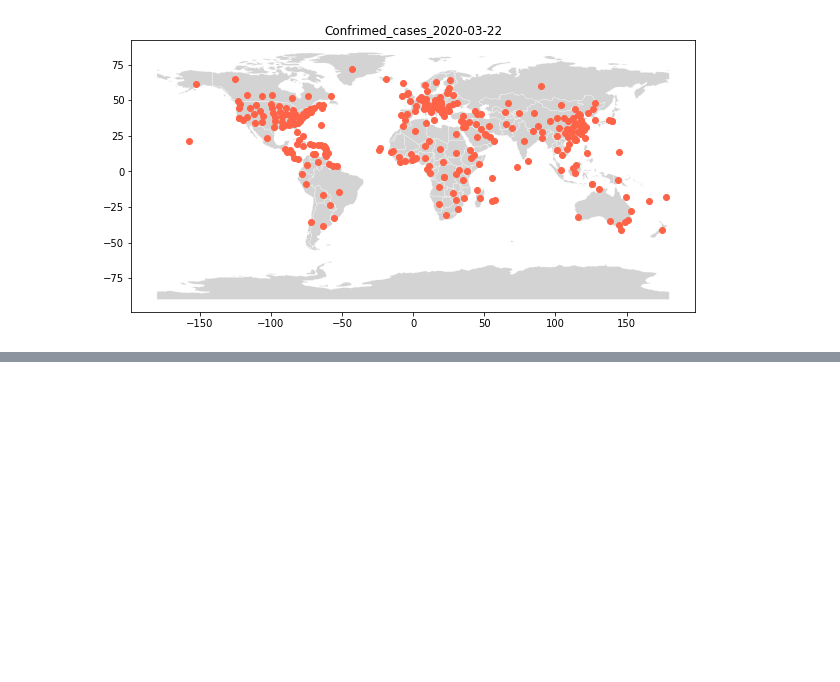
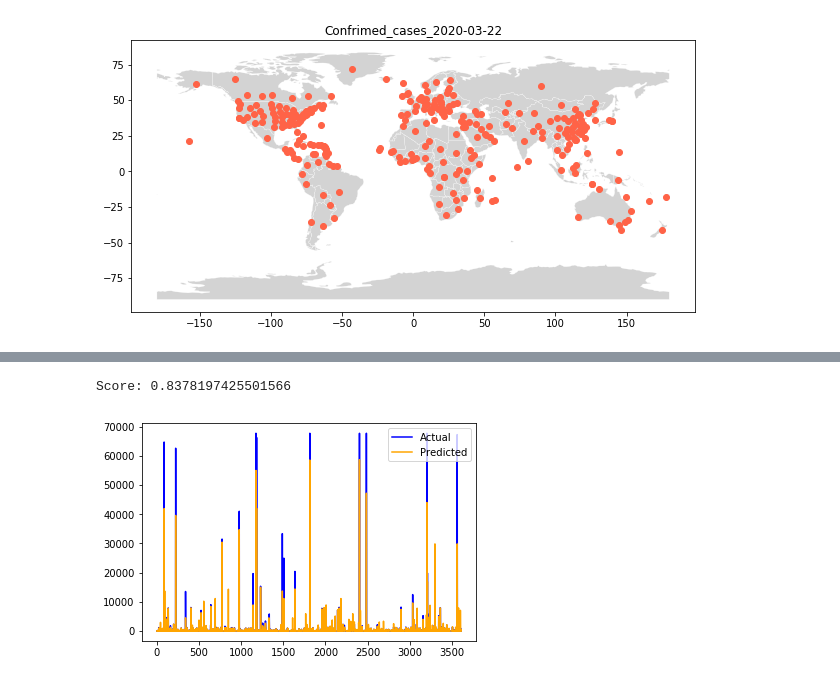
Before and after one commit to rootstrap/coronavirus-analysis, a Jupyter notebook: Coronavirus.ipynb, the cells around one changed output, grey strips where cells are left out. Saved outputs shown, nothing was run; the diff lists cells and outputs as text; code cells hidden in the pictures; blank space fills up the shorter version.

```diff
--- a/Coronavirus.ipynb
+++ b/Coronavirus.ipynb
@@ -101,3 +104,27 @@ HTML('''<div">
 </div>''')
 # %% [output]
 [interactive output not drawn]
+# %%
+df = pd.get_dummies(df_daily_case, ['Country/Region'])
+df_aux = df.drop(['Lat', 'Long', 'Date', 'Deaths','Recovered', 'geometry'], axis=1)
+df_aux['Prev_Confirmed'] = df_aux['Confirmed'].shift(1)
+df_aux.dropna(inplace=True)
+
+X = df_aux.drop(['Confirmed'], axis=1)
+y = df_aux['Confirmed']
+from sklearn import model_selection
+X_train, X_test, y_train, y_test = model_selection.train_test_split(X, y, test_size=0.20, random_state=20)
+
+from sklearn.ensemble import RandomForestRegressor
+rf_model = RandomForestRegressor(n_estimators = 1000, random_state = 123)
+rf_model = rf_model.fit(X_test, y_test)
+predictions = rf_model.predict(X_test)
+print('Score:',rf_model.score(X_test,y_test))
+fig, ax = plt.subplots()
+ax.plot(y_test.to_numpy(), color = 'blue')
+ax.plot(predictions, color = 'orange')
+ax.legend(['Actual', 'Predicted'])
+plt.show()
+# %% [output]
+Score: 0.8378197425501566
+[figure, added]
```
Also changed, not shown: parts of 9 cells of this notebook.
